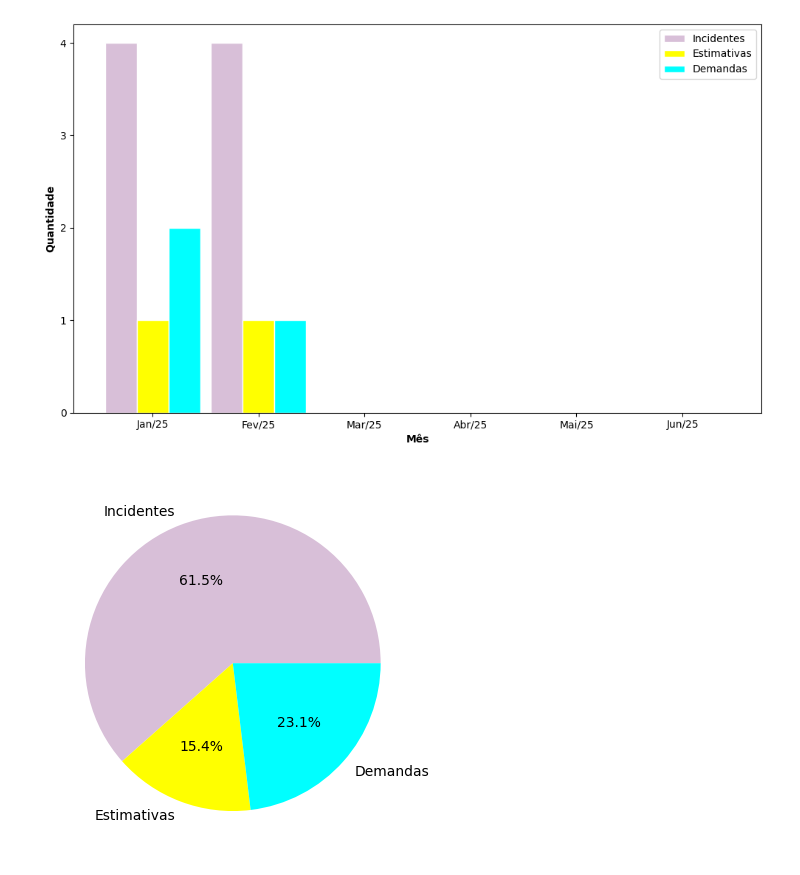
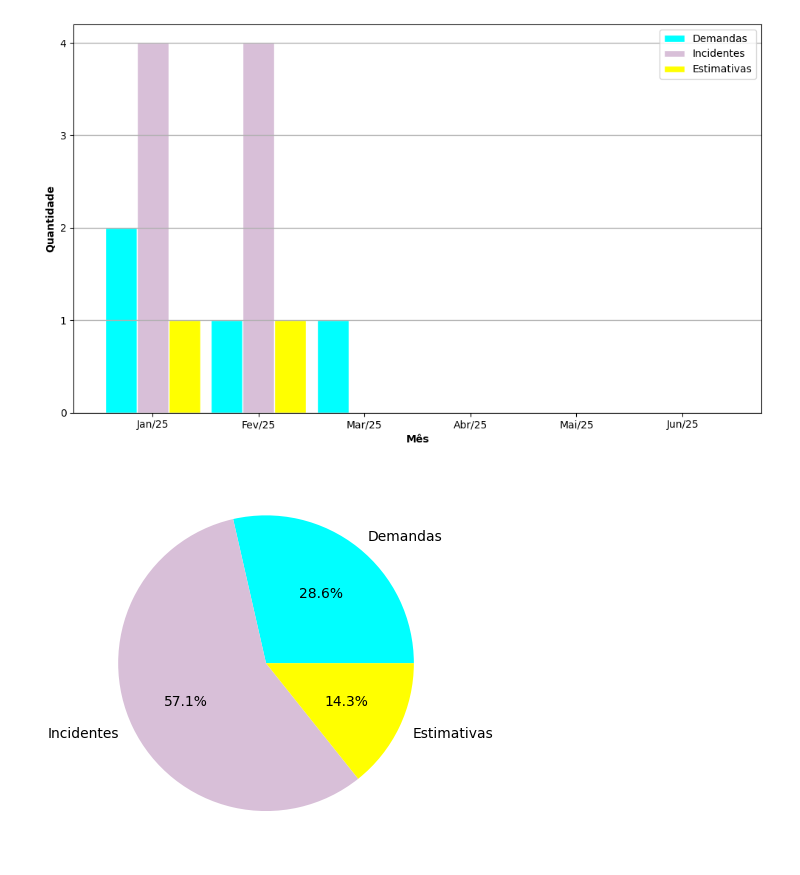
Before and after one commit to avieirajr/kanban, a Jupyter notebook: grafico_classe_servico.ipynb, the cells around one changed output. Drawn from its saved outputs; the diff is of its cells as text; code cells hidden in the pictures.

```diff
--- a/grafico_classe_servico.ipynb
+++ b/grafico_classe_servico.ipynb
@@ -10,10 +10,10 @@ import numpy as np
 import matplotlib.ticker as ticker
 # %%
 # Sample data (replace with your actual data)
-months = ['Jan/25', 'Fev/25', 'Mar/25', 'Abr/25', 'Mai/25', 'Jun/25']
-closedIncidente  = [4, 4, 0, 0, 0, 0]
-closedEstimativa = [1, 1, 0, 0, 0, 0]
-closedDemanda    = [2, 1, 0, 0, 0, 0]
+months =           ['Jan/25', 'Fev/25', 'Mar/25', 'Abr/25', 'Mai/25', 'Jun/25']
+closedIncidente  = [4,         4,        0,        0,        0,        0]
+closedEstimativa = [1,         1,        0,        0,        0,        0]
+closedDemanda    = [2,         1,        1,        0,        0,        0]
 
 # Set the width of the bars
 bar_width = 0.3
@@ -28,13 +28,13 @@ pltclosed.figure(figsize=(10, 6))  # Adjust figure size as needed
 # Configurar o eixo y para exibir apenas números inteiros
 pltclosed.gca().yaxis.set_major_locator(ticker.MaxNLocator(integer=True))
 # Cor padrão para cada classe de serviço
-pltclosed.bar(r1, closedIncidente, color='#D8BFD8', width=bar_width, edgecolor='white', label='Incidentes')
-pltclosed.bar(r2, closedEstimativa, color='#FFFF00', width=bar_width, edgecolor='white', label='Estimativas')
-pltclosed.bar(r3, closedDemanda, color='#00FFFF', width=bar_width, edgecolor='white', label='Demandas')
+pltclosed.bar(r1, closedDemanda, color='#00FFFF', width=bar_width, edgecolor='white', label='Demandas')
+pltclosed.bar(r2, closedIncidente, color='#D8BFD8', width=bar_width, edgecolor='white', label='Incidentes')
+pltclosed.bar(r3, closedEstimativa, color='#FFFF00', width=bar_width, edgecolor='white', label='Estimativas')
 
-# Adicionar rótulos de texto nas barras
-#bars = plt.bar(months, segment1, segment2)
-#plt.bar_label(bars)  # Adiciona rótulos automaticamente
+
+# Add major grid lines
+pltwip.grid(axis='y', which='major', linestyle='-', linewidth=1) # Customize as needed
 
 # Add labels, title, and legend
 pltclosed.xlabel('Mês', fontweight='bold')
@@ -47,25 +47,25 @@ pltclosed.legend()
 pltclosed.tight_layout() # Improves spacing
 pltclosed.show()
 # %% [output]
-[figure, old version]
+[figure, new version]
 # %%
 # Dados
-categorias = ['Incidentes', 'Estimativas', 'Demandas']
-valores = [sum(closedIncidente), sum(closedEstimativa), sum(closedDemanda)]
+categorias = [ 'Demandas', 'Incidentes', 'Estimativas']
+valores = [sum(closedDemanda), sum(closedIncidente), sum(closedEstimativa)]
 
 # Lista de cores (uma cor para cada fatia)
-cores = ['#D8BFD8', '#FFFF00', '#00FFFF']
+cores = ['#00FFFF', '#D8BFD8', '#FFFF00']
 
 # Criar o gráfico de pizza
 pltpizza.pie(valores, labels=categorias, colors=cores, autopct='%1.1f%%')
 
 # Adicionar título
 #pltpizza.title('Distribuição de categorias')
 
 # Exibir o gráfico
 pltpizza.show()
 # %% [output]
-[figure, old version]
+[figure, new version]
 # %%
 # Sample data (replace with your actual data)
 wip = ['Upstream', 'Pronto p/ Dev', 'Desenvolvimento', 'Dev. Encerrado', 'Validação', 'CAB', 'Produção']
```
Also changed, not shown: parts of 1 cell of this notebook.
